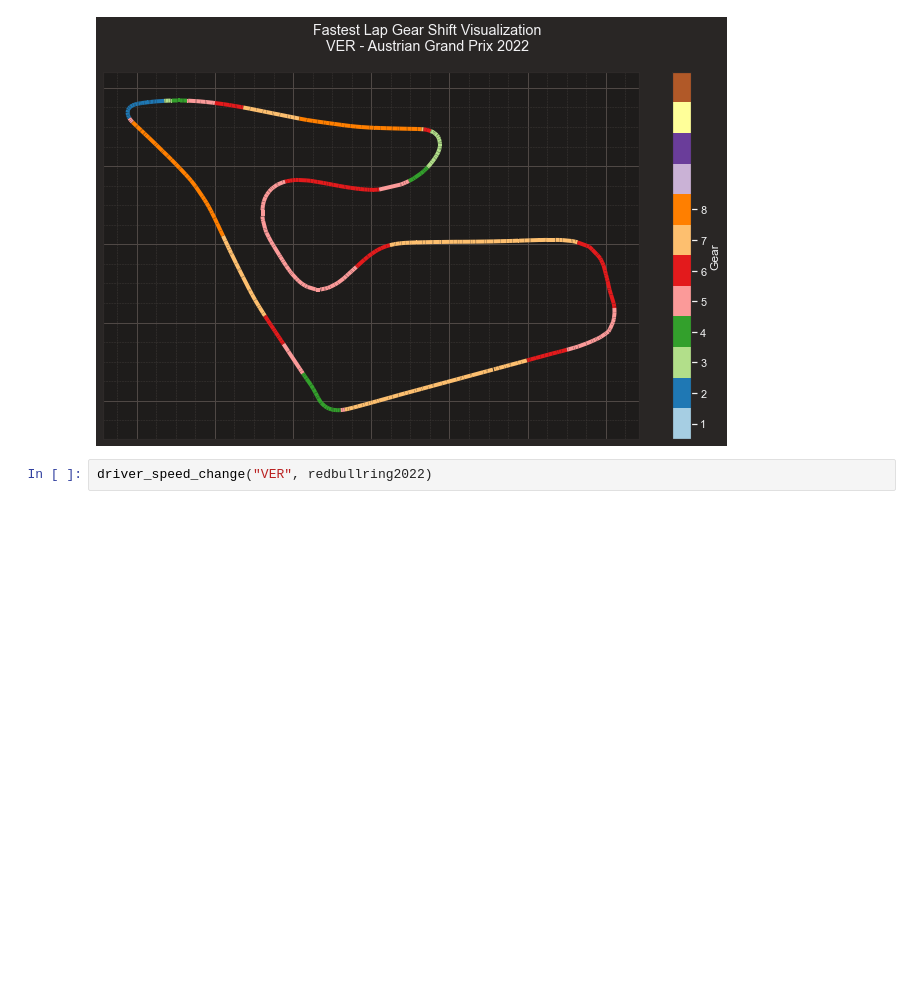
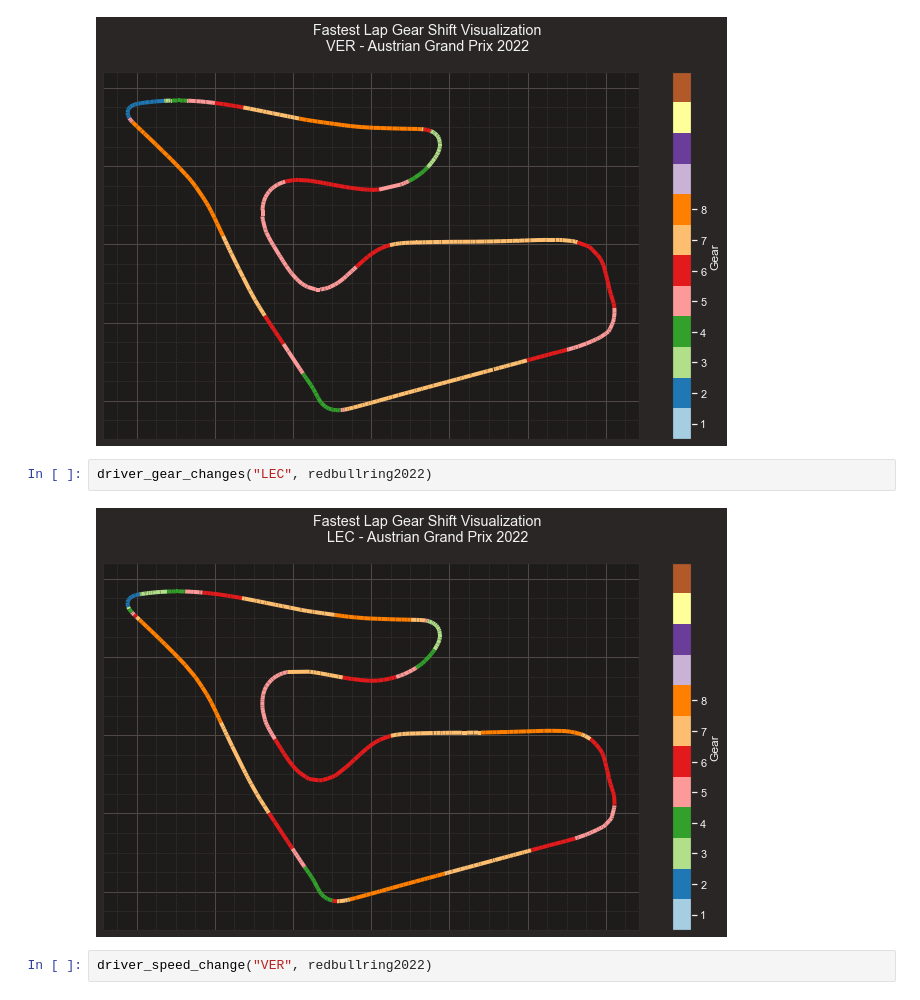
Before and after one commit to CamStevens15/F1_2022_race_analytics, a Jupyter notebook: Code_Analysis/RedBullRing2022.ipynb, the cells around one changed output. Drawn from its saved outputs; the diff is of its cells as text; blank space fills up the shorter version.

Commit message:
Update Redbull Ring GP

```diff
--- a/Code_Analysis/RedBullRing2022.ipynb
+++ b/Code_Analysis/RedBullRing2022.ipynb
@@ -77,6 +77,10 @@ static_track_conditions(redbullring2022)
 driver_gear_changes("VER", redbullring2022)
 # %% [output]
 [figure]
+# %%
+driver_gear_changes("LEC", redbullring2022)
+# %% [output]
+[figure, added]
 # %%
 driver_speed_change("VER", redbullring2022)
 # %% [output]
```
Also changed, not shown: parts of 2 cells of this notebook.
